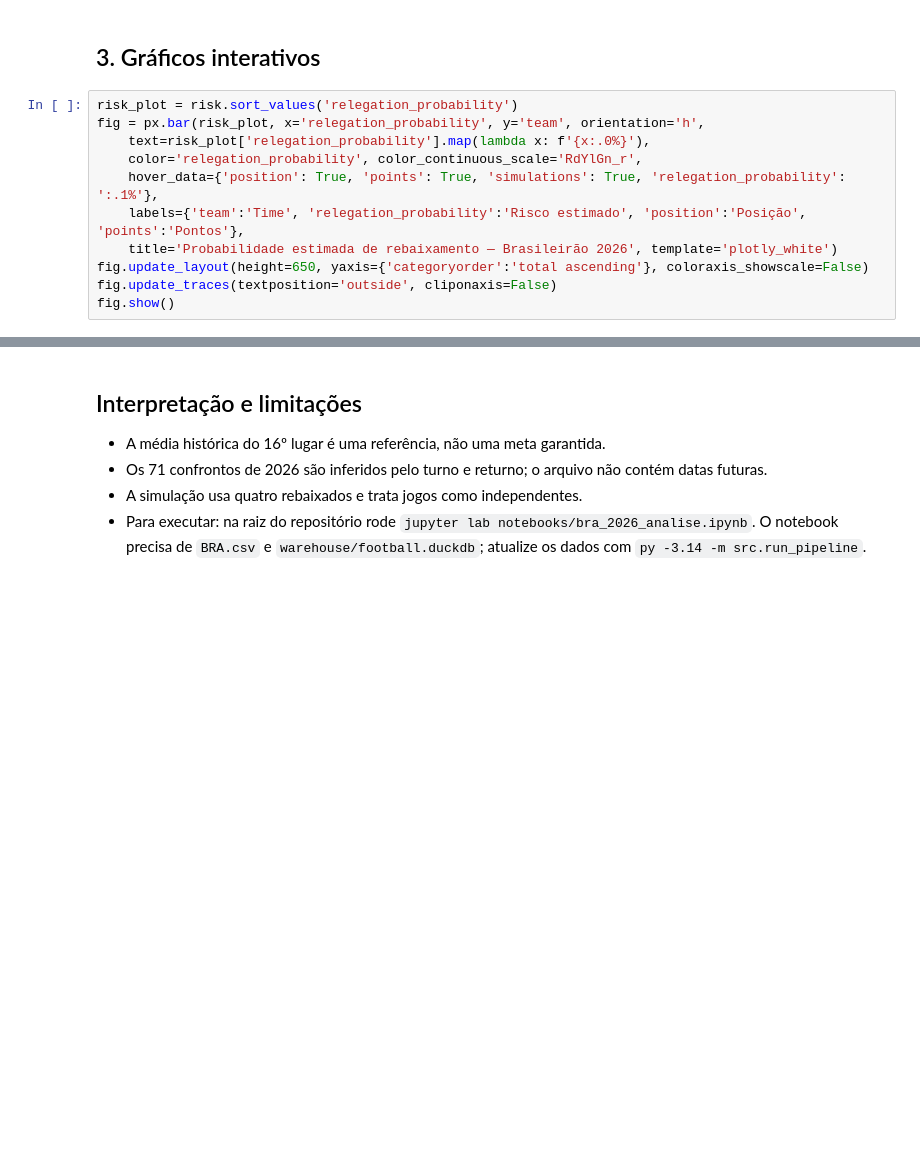
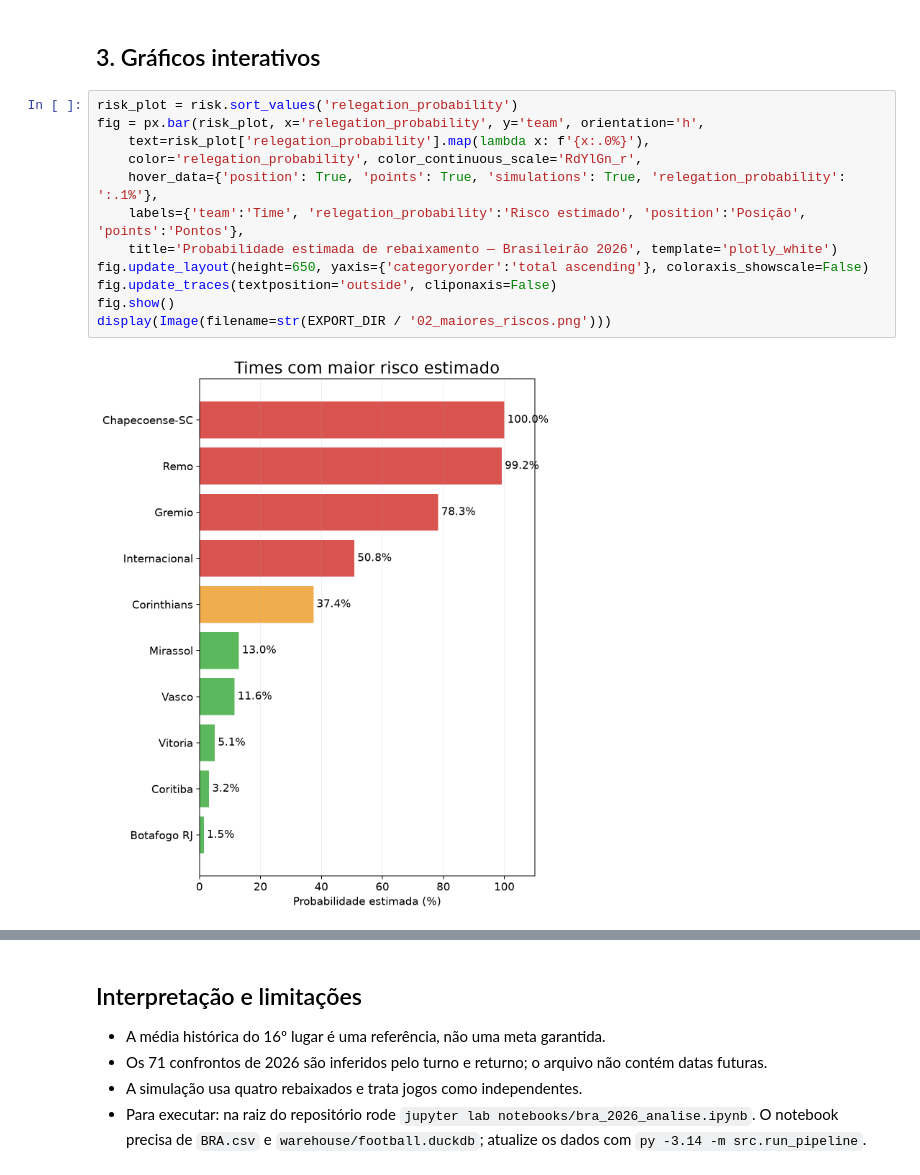
Before and after one commit to rhuanCoutinho/analise-brasileirao, a Jupyter notebook: notebooks/bra_2026_analise.ipynb, the cells around one changed output, grey strips where cells are left out. Saved outputs shown, nothing was run; the diff lists cells and outputs as text; blank space fills up the shorter version.

```diff
--- a/notebooks/bra_2026_analise.ipynb
+++ b/notebooks/bra_2026_analise.ipynb
@@ -153,14 +243,17 @@ risk[['team', 'position', 'points', 'risk_pct', 'simulations']].head(10)
 # %%
 risk_plot = risk.sort_values('relegation_probability')
 fig = px.bar(risk_plot, x='relegation_probability', y='team', orientation='h',
     text=risk_plot['relegation_probability'].map(lambda x: f'{x:.0%}'),
     color='relegation_probability', color_continuous_scale='RdYlGn_r',
     hover_data={'position': True, 'points': True, 'simulations': True, 'relegation_probability': ':.1%'},
     labels={'team':'Time', 'relegation_probability':'Risco estimado', 'position':'Posição', 'points':'Pontos'},
     title='Probabilidade estimada de rebaixamento — Brasileirão 2026', template='plotly_white')
 fig.update_layout(height=650, yaxis={'categoryorder':'total ascending'}, coloraxis_showscale=False)
 fig.update_traces(textposition='outside', cliponaxis=False)
 fig.show()
+display(Image(filename=str(EXPORT_DIR / '02_maiores_riscos.png')))
+# %% [output]
+[figure, added]
 # %%
 bottom = mart_table.sort_values('position').tail(10).copy()
 fig = px.bar(bottom, x='team', y='points', color='position',
```
Also changed, not shown: parts of 7 cells of this notebook, 10 other files.
